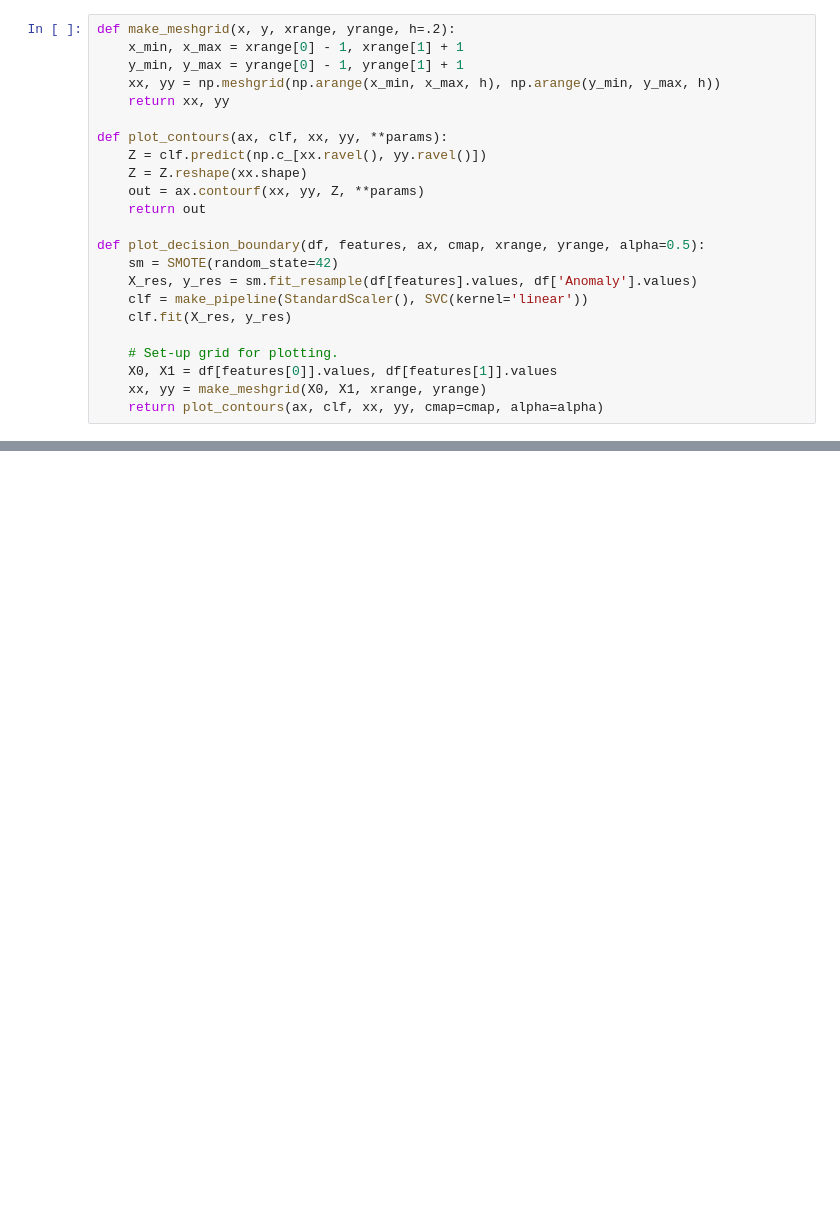
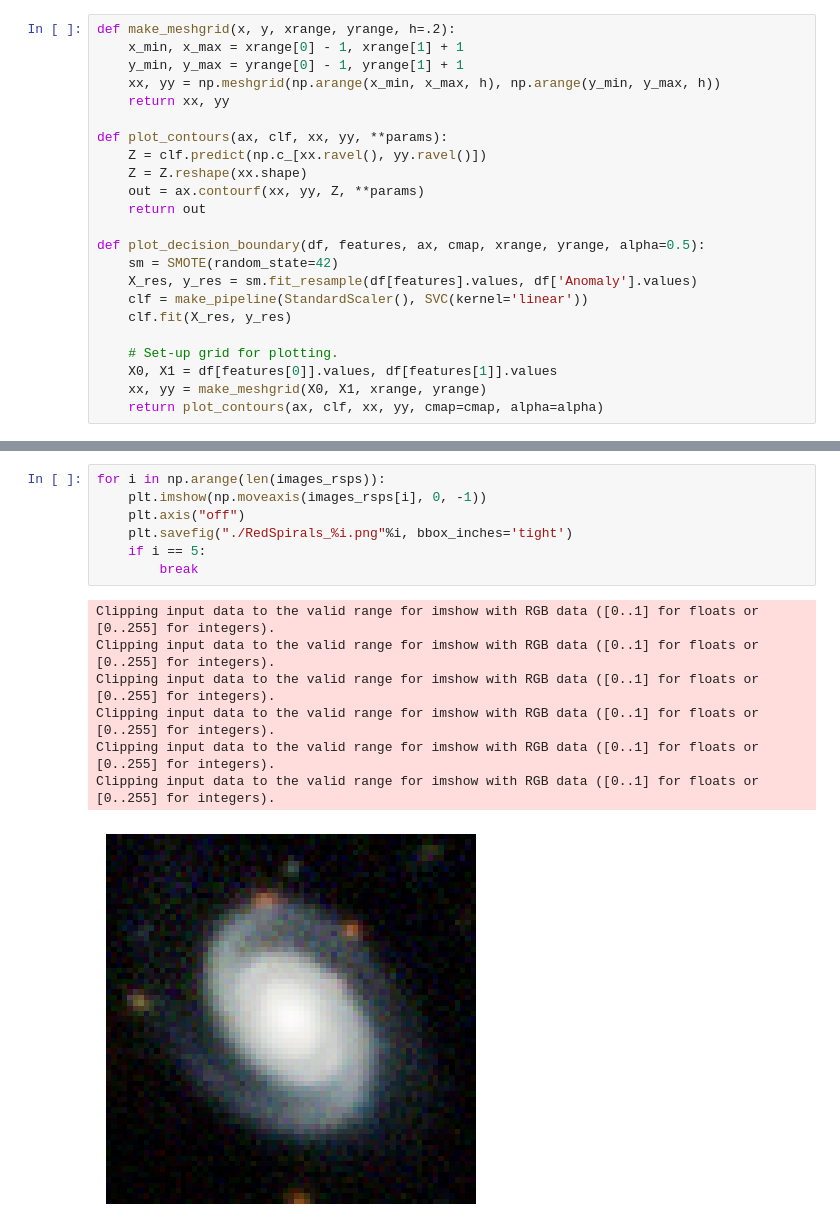
Before and after one commit to alexandergagliano/neurIPS_physics_CVAE, a Jupyter notebook: findAnomalies.ipynb, the cells around one changed output, grey strips where cells are left out. Drawn from its saved outputs; the diff is of its cells as text; blank space fills up the shorter version.

```diff
--- a/findAnomalies.ipynb
+++ b/findAnomalies.ipynb
@@ -518,0 +608,15 @@ plt.savefig("LatentGrid_GAMAZou26k_d5_learnedpa.png",dpi=200, bbox_inches='tight
+# %%
+for i in np.arange(len(images_rsps)):
+    plt.imshow(np.moveaxis(images_rsps[i], 0, -1))
+    plt.axis("off")
+    plt.savefig("./RedSpirals_%i.png"%i, bbox_inches='tight')
+    if i == 5:
+        break
+# %% [output]
+Clipping input data to the valid range for imshow with RGB data ([0..1] for floats or [0..255] for integers).
+Clipping input data to the valid range for imshow with RGB data ([0..1] for floats or [0..255] for integers).
+Clipping input data to the valid range for imshow with RGB data ([0..1] for floats or [0..255] for integers).
+Clipping input data to the valid range for imshow with RGB data ([0..1] for floats or [0..255] for integers).
+Clipping input data to the valid range for imshow with RGB data ([0..1] for floats or [0..255] for integers).
+Clipping input data to the valid range for imshow with RGB data ([0..1] for floats or [0..255] for integers).
+[figure, added]
```
Also changed, not shown: parts of 14 cells of this notebook.
